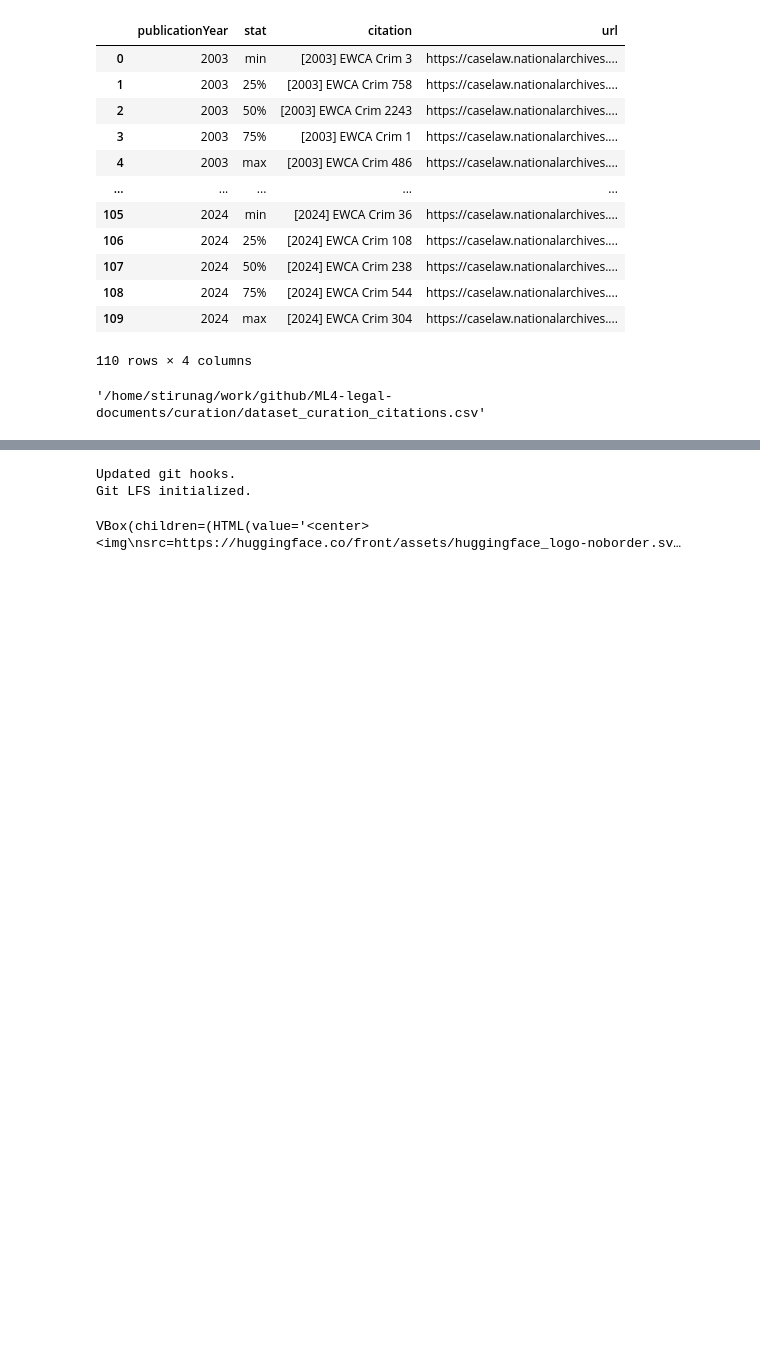
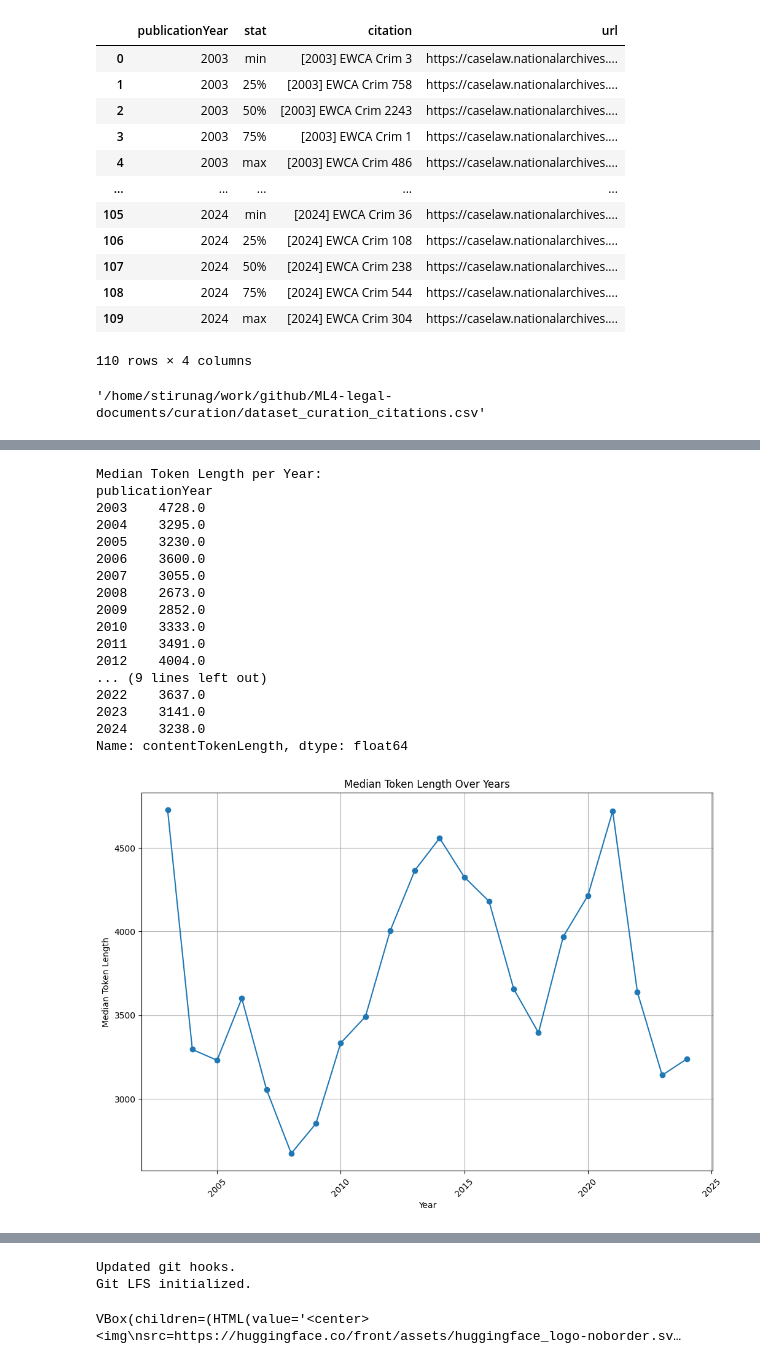
Before and after one commit to tsantosh7/JuDDGES, a Jupyter notebook: nbs/Data/england-wales/03_Sample_data_for_curation.ipynb, the cells around one changed output, grey strips where cells are left out. Cells and saved outputs as stored; diff of their text form; code cells hidden in the pictures; blank space fills up the shorter version.

```diff
--- a/nbs/Data/england-wales/03_Sample_data_for_curation.ipynb
+++ b/nbs/Data/england-wales/03_Sample_data_for_curation.ipynb
@@ -215,0 +262,13 @@ save_csv_path
+# %%
+# Calculate the IQR for each year
+df['Q1'] = df.groupby('publicationYear')['contentTokenLength'].transform(lambda x: x.quantile(0.25))
+df['Q3'] = df.groupby('publicationYear')['contentTokenLength'].transform(lambda x: x.quantile(0.75))
+df['IQR'] = df['Q3'] - df['Q1']
+
+# Identify outliers
+df['Outlier'] = (df['contentTokenLength'] < (df['Q1'] - 1.5 * df['IQR'])) | (df['contentTokenLength'] > (df['Q3'] + 1.5 * df['IQR']))
+
+# Print outliers
+outliers = df[df['Outlier']]
+print("Outliers:")
+print(outliers[['publicationYear', 'contentTokenLength']])
@@ -215,0 +291,37 @@ save_csv_path
+# %%
+median_per_year = df.groupby('publicationYear')['contentTokenLength'].median()
+print("Median Token Length per Year:")
+print(median_per_year)
+
+# Trends plot
+plt.figure(figsize=(12, 8))
+plt.plot(median_per_year.index, median_per_year.values, marker='o', linestyle='-')
+plt.title('Median Token Length Over Years')
+plt.xlabel('Year')
+plt.ylabel('Median Token Length')
+plt.xticks(rotation=45)
+plt.grid(True)
+
+# Save the plot as a PNG file
+plt.savefig('images/median_token_length_trend.png', format='png', dpi=300, bbox_inches='tight')
+# Show plot
+plt.show()
+# %% [output]
+Median Token Length per Year:
+publicationYear
+2003    4728.0
+2004    3295.0
+2005    3230.0
+2006    3600.0
+2007    3055.0
+2008    2673.0
+2009    2852.0
+2010    3333.0
+2011    3491.0
+2012    4004.0
+... (9 lines left out)
+2022    3637.0
+2023    3141.0
+2024    3238.0
+Name: contentTokenLength, dtype: float64
+[figure, added]
```
Also changed, not shown: parts of 6 cells of this notebook, 31 other files.
